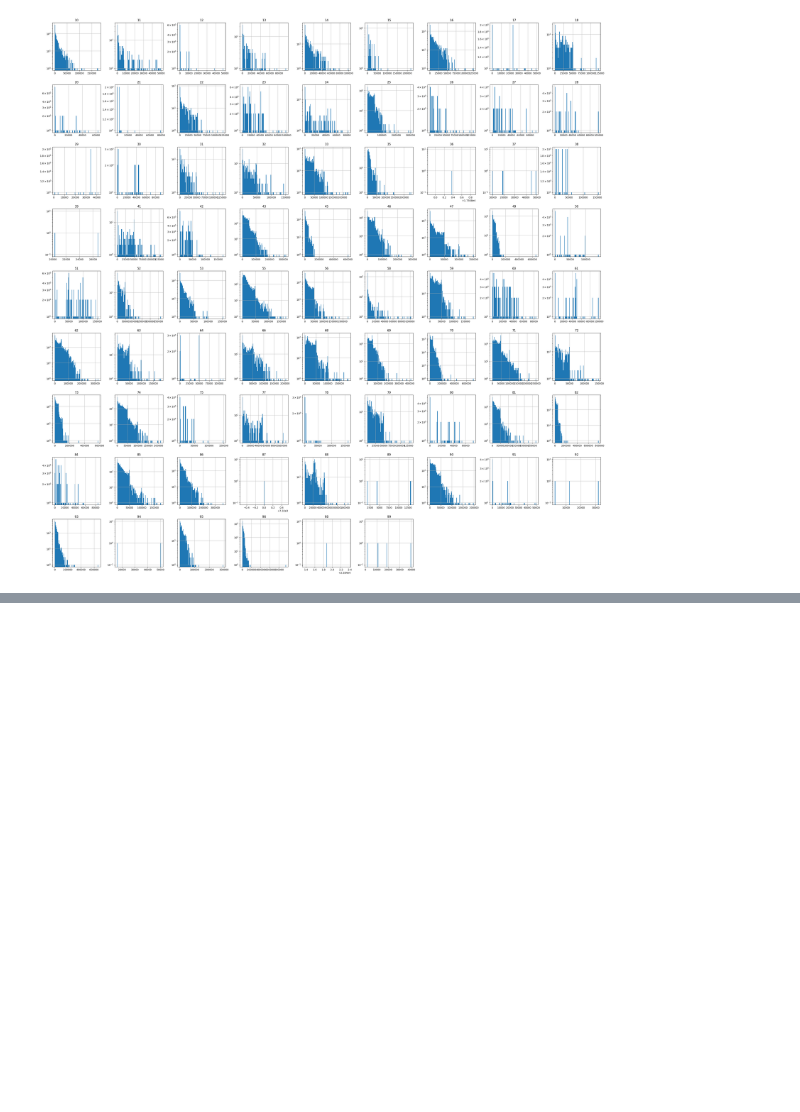
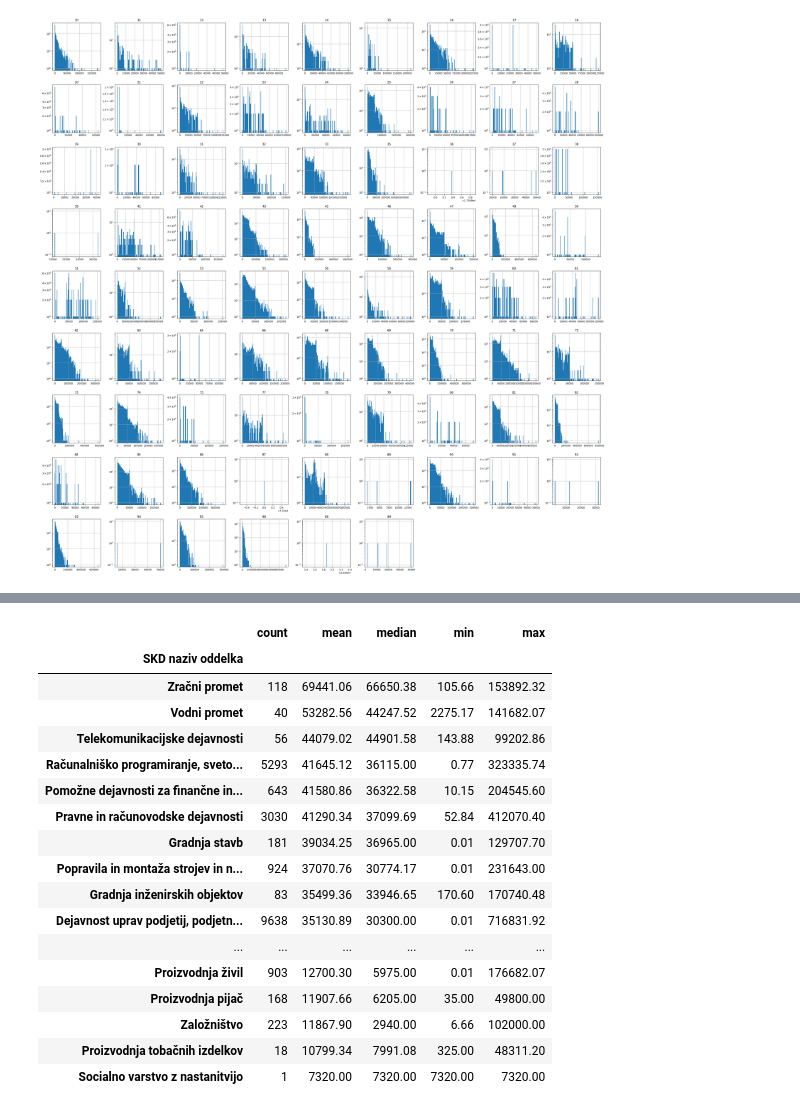
Before and after one commit to overlordtm/normiranci, a Jupyter notebook: normiranci.ipynb, the cells around one changed output, grey strips where cells are left out. Drawn from its saved outputs; the diff is of its cells as text; code cells hidden in the pictures; blank space fills up the shorter version.

```diff
--- a/normiranci.ipynb
+++ b/normiranci.ipynb
@@ -93,3 +93,6 @@ array([[<Axes: title={'center': '10'}>, <Axes: title={'center': '11'}>,
         <Axes: title={'center': '98'}>, <Axes: title={'center': '99'}>,
         <Axes: >, <Axes: >, <Axes: >]], dtype=object)
 [figure]
+# %%
+pd.options.display.max_rows = None
+df[df["Prihodki"] > 60000].groupby("SKD naziv oddelka")["Prihodki"].agg(["count", "mean", "median", "max"]).round(2).sort_values('mean', ascending=False)
@@ -95,0 +118,21 @@ array([[<Axes: title={'center': '10'}>, <Axes: title={'center': '11'}>,
+# %%
+df[df["Prihodki"] > 0].groupby("SKD naziv oddelka")["Prihodki"].agg(["count", "mean", "median", "min", "max"]).round(2).sort_values('mean', ascending=False)
+# %% [output]
+|  | count | mean | median | min | max |
+| SKD naziv oddelka |  |  |  |  |  |
+| Zračni promet | 118 | 69441.06 | 66650.38 | 105.66 | 153892.32 |
+| Vodni promet | 40 | 53282.56 | 44247.52 | 2275.17 | 141682.07 |
+| Telekomunikacijske dejavnosti | 56 | 44079.02 | 44901.58 | 143.88 | 99202.86 |
+| Računalniško programiranje, sveto... | 5293 | 41645.12 | 36115.00 | 0.77 | 323335.74 |
+| Pomožne dejavnosti za finančne in... | 643 | 41580.86 | 36322.58 | 10.15 | 204545.60 |
+| Pravne in računovodske dejavnosti | 3030 | 41290.34 | 37099.69 | 52.84 | 412070.40 |
+| Gradnja stavb | 181 | 39034.25 | 36965.00 | 0.01 | 129707.70 |
+| Popravila in montaža strojev in n... | 924 | 37070.76 | 30774.17 | 0.01 | 231643.00 |
+| Gradnja inženirskih objektov | 83 | 35499.36 | 33946.65 | 170.60 | 170740.48 |
+| Dejavnost uprav podjetij, podjetn... | 9638 | 35130.89 | 30300.00 | 0.01 | 716831.92 |
+| ... | ... | ... | ... | ... | ... |
+| Proizvodnja živil | 903 | 12700.30 | 5975.00 | 0.01 | 176682.07 |
+| Proizvodnja pijač | 168 | 11907.66 | 6205.00 | 35.00 | 49800.00 |
+| Založništvo | 223 | 11867.90 | 2940.00 | 6.66 | 102000.00 |
+| Proizvodnja tobačnih izdelkov | 18 | 10799.34 | 7991.08 | 325.00 | 48311.20 |
+| Socialno varstvo z nastanitvijo | 1 | 7320.00 | 7320.00 | 7320.00 | 7320.00 |
```
Also changed, not shown: parts of 1 cell of this notebook.
